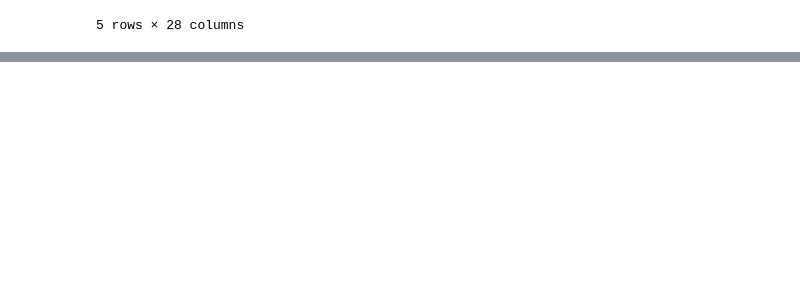
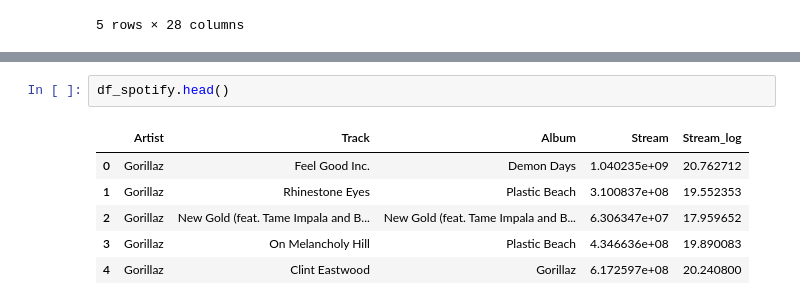
Before and after one commit to Julizzy/proyecto-analitica-c1, a Jupyter notebook: Proyecto_C1_Grupo5/proyecto_c1_grupo5.ipynb, the cells around one changed output, grey strips where cells are left out. Drawn from its saved outputs; the diff is of its cells as text; blank space fills up the shorter version.

```diff
--- a/Proyecto_C1_Grupo5/proyecto_c1_grupo5.ipynb
+++ b/Proyecto_C1_Grupo5/proyecto_c1_grupo5.ipynb
@@ -79,0 +107,9 @@ df_reduced = df[[
+# %%
+df_spotify.head()
+# %% [output]
+|  | Artist | Track | Album | Stream | Stream_log |
+| 0 | Gorillaz | Feel Good Inc. | Demon Days | 1.040235e+09 | 20.762712 |
+| 1 | Gorillaz | Rhinestone Eyes | Plastic Beach | 3.100837e+08 | 19.552353 |
+| 2 | Gorillaz | New Gold (feat. Tame Impala and B... | New Gold (feat. Tame Impala and B... | 6.306347e+07 | 17.959652 |
+| 3 | Gorillaz | On Melancholy Hill | Plastic Beach | 4.346636e+08 | 19.890083 |
+| 4 | Gorillaz | Clint Eastwood | Gorillaz | 6.172597e+08 | 20.240800 |
```
Also changed, not shown: parts of 7 cells of this notebook.
